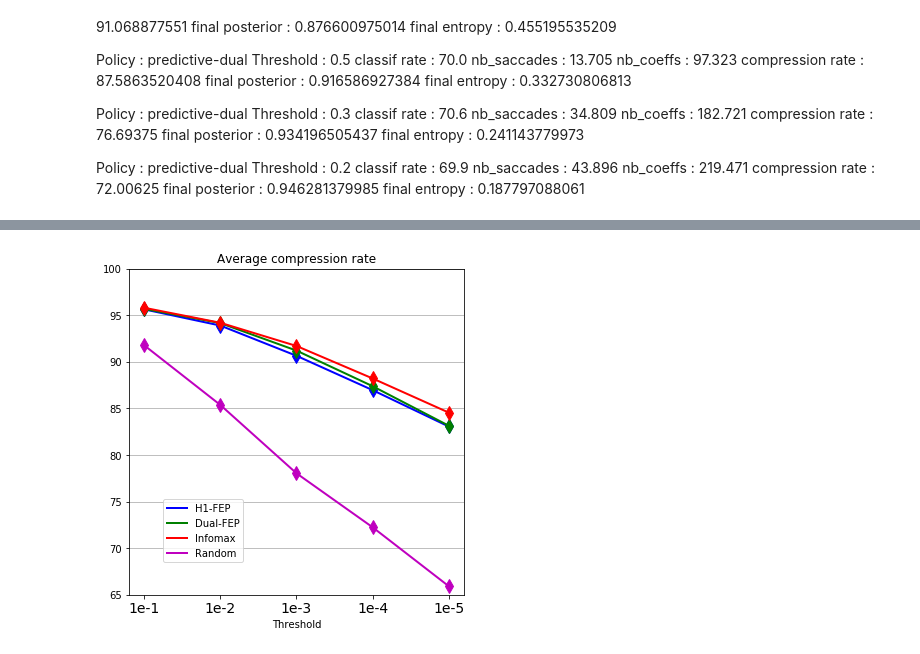
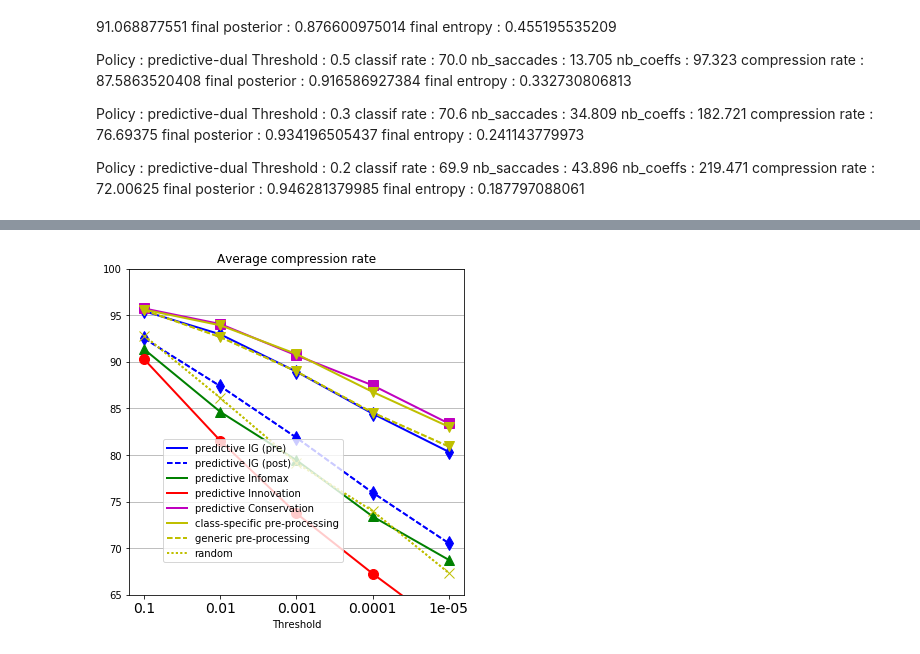
Before and after one commit to gdbmanu/git-active-vision, a Jupyter notebook: foveated-iclr/mnist-waveimage-record-display.ipynb, the cells around one changed output, grey strips where cells are left out. Saved outputs shown, nothing was run; the diff lists cells and outputs as text; code cells hidden in the pictures.

```diff
--- a/foveated-iclr/mnist-waveimage-record-display.ipynb
+++ b/foveated-iclr/mnist-waveimage-record-display.ipynb
@@ -141,22 +211,21 @@ final entropy : 0.187797088061
 # %%
 f = plt.figure(figsize = (6, 6))
 NB_THRESHOLDS = 5
-liste_col = ['b', 'g', 'r','m','k','y','y--', 'y:']
 
-for i, POL in enumerate(liste_pol[:8]):
-    plt.plot(np.arange(NB_THRESHOLDS), mem_classif_rate[POL], liste_col[i], label = liste_pol[i], lw=2)
-    plt.plot(np.arange(NB_THRESHOLDS), mem_classif_rate[POL], liste_col[i]+'d', ms = 10)
+for i, POL in enumerate(liste_pol[:9]):
+    plt.plot(np.arange(NB_THRESHOLDS), mem_classif_rate[POL], liste_col[i], lw=2)
+    plt.plot(np.arange(NB_THRESHOLDS), mem_classif_rate[POL], liste_col[i]+liste_dot[i], label = liste_lab[i], ms = 10)
 #plt.plot([-.1,4.1], [mem_classif_rate['full'][0]] * 2, 'r--', label = 'exhaustive scan', lw=2)
-plt.legend(loc = (.7,.1))
+plt.legend(loc = (.5,.1))
 plt.title('Classification rate', fontsize = 18)
 plt.xlabel('Threshold', fontsize = 14)
 #plt.xticks(np.arange(NB_THRESHOLDS), ('1e-1', '1e-2', '1e-3', '1e-4', '1e-5'), fontsize = 14)
-plt.xticks(np.arange(NB_THRESHOLDS), ('1', '3e-1', '1e-1', '3e-2', '1e-2'), fontsize = 14)
+plt.xticks(np.arange(NB_THRESHOLDS), liste_thresholds, fontsize = 14)
 #plt.xticks(np.arange(NB_THRESHOLDS), ('2', '1.5', '1', '7e-1', '5e-1', '3e-1', '2e-1', '1e-1'), fontsize = 14)
 plt.yticks(fontsize = 14)
 #plt.xlim([-.2,4.2])
 #plt.ylim([70, 100])
 f.gca().yaxis.grid(True)
 #plt.savefig('FEP-CNN-classif.png')
-plt.savefig('FEP-base-classif-IMOL-9.png')
+plt.savefig(nom_fic+'classif.png')
 # %% [output]
@@ -164,13 +233,13 @@ plt.savefig('FEP-base-classif-IMOL-9.png')
 # %%
 plt.figure(figsize = (6, 6))
 axe = plt.subplot(1,1,1)
-liste_col = ['b', 'g', 'r','m','k','y','y--', 'y:']
+#liste_col = ['b', 'g', 'r','m','k','y','y--', 'y:','b:', 'g:', 'r:','m:','k:']
 #liste_pol = ['H1-FEP', 'Dual-FEP', 'Infomax',  'Random']
 #liste_pol =  ['IG', 'Infomax + BS', 'Infomax',  'Random']
 
-for i, POL in enumerate(liste_pol[:5]):
-    plt.plot(np.arange(NB_THRESHOLDS), np.mean(np.array(mem_mem_saccades[POL]), 1), liste_col[i], label = liste_pol[i], lw = 2)
-    plt.plot(np.arange(NB_THRESHOLDS), np.mean(np.array(mem_mem_saccades[POL]), 1), liste_col[i]+'d', ms = 10)
+for i, POL in enumerate(liste_pol[:8]):
+    plt.plot(np.arange(NB_THRESHOLDS), np.mean(np.array(mem_mem_saccades[POL]), 1), liste_col[i], label = liste_lab[i], lw = 2)
+    plt.plot(np.arange(NB_THRESHOLDS), np.mean(np.array(mem_mem_saccades[POL]), 1), liste_col[i]+liste_dot[i], ms = 10)
     '''asymmetric_error = [np.zeros(5), np.std(np.array(mem_mem_saccades[POL]), 1)]
     plt.errorbar(np.arange(5) + .02 * (i - 1), \
                  np.mean(np.array(mem_mem_saccades[POL]), 1), \
@@ -178,10 +247,10 @@ for i, POL in enumerate(liste_pol[:5]):
                  marker = '', \
                  color = liste_col[i],
                  linestyle = 'None')'''
-plt.legend(loc = (.1,.8))
+plt.legend(loc = (.1,.6))
 plt.title('Average #saccades', fontsize = 18)
 plt.xlabel('Threshold', fontsize = 14)
-plt.xticks(np.arange(5), ('1e-1', '1e-2', '1e-3', '1e-4', '1e-5'), fontsize = 14)
+plt.xticks(np.arange(5), liste_thresholds, fontsize = 14)
 #plt.xticks(np.arange(NB_THRESHOLDS), ('1', '3e-1', '1e-1', '3e-2', '1e-2'), fontsize = 14)
 plt.yticks(fontsize = 14)
 #plt.xlim([-.2,4.2])
@@ -189,5 +258,5 @@ plt.xlim([-.3,4.3])
 axe.yaxis.grid(True)
 plt.ylim([0, 45])
 #axe.set_yscale('log')
-plt.savefig('FEP-base-saccades-IMOL-9.png')
+plt.savefig(nom_fic+'saccades.png')
 # %% [output]
@@ -195,24 +265,24 @@ plt.savefig('FEP-base-saccades-IMOL-9.png')
 # %%
 f = plt.figure(figsize = (6, 6))
 
 axe = plt.subplot(1,1,1)
-liste_col = ['b', 'g', 'r','m']
-liste_pol = ['H1-FEP', 'Dual-FEP', 'Infomax',  'Random']
-for i, POL in enumerate(('FEP-predictive-KL', 'FEP-predictive-dual', 'FEP-predictive',  'random')):
+#liste_col = ['b', 'g', 'r','m','k','y','y--', 'y:','b:', 'g:', 'r:','m:','k:']
+#liste_pol = ['H1-FEP', 'Dual-FEP', 'Infomax',  'Random']
+for i, POL in enumerate(liste_pol[:8]):
     plt.plot(np.arange(NB_THRESHOLDS), np.mean(np.array(mem_mem_compression_rate[POL]), 1), \
-             liste_col[i], label = liste_pol[i], lw = 2)
+             liste_col[i], label = liste_lab[i], lw = 2)
     plt.plot(np.arange(NB_THRESHOLDS), np.mean(np.array(mem_mem_compression_rate[POL]), 1), \
-             liste_col[i]+'d', ms = 10)
+             liste_col[i]+liste_dot[i], ms = 10)
 plt.legend(loc = (.1,.1))
 plt.title('Average compression rate')
 plt.xlabel('Threshold')
-plt.xticks(np.arange(NB_THRESHOLDS), ('1e-1', '1e-2', '1e-3', '1e-4', '1e-5'), fontsize = 14)
+plt.xticks(np.arange(NB_THRESHOLDS), liste_thresholds, fontsize = 14)
 #plt.xticks(np.arange(NB_THRESHOLDS), ('1', '3e-1', '1e-1', '3e-2', '1e-2'), fontsize = 14)
 #plt.xticks(np.arange(NB_THRESHOLDS), ('2', '1.5', '1', '7e-1', '5e-1', '3e-1', '2e-1', '1e-1'), fontsize = 14)
 #plt.xlim([-.2,4.2])
 plt.ylim([65, 100])
 axe.yaxis.grid(True)
 
-plt.savefig('FEP-base-compression.png')
+plt.savefig(nom_fic+'compression.png')
 # %% [output]
-[figure, old version]
+[figure, new version]
```
Also changed, not shown: parts of 9 cells of this notebook, 2 other files.
